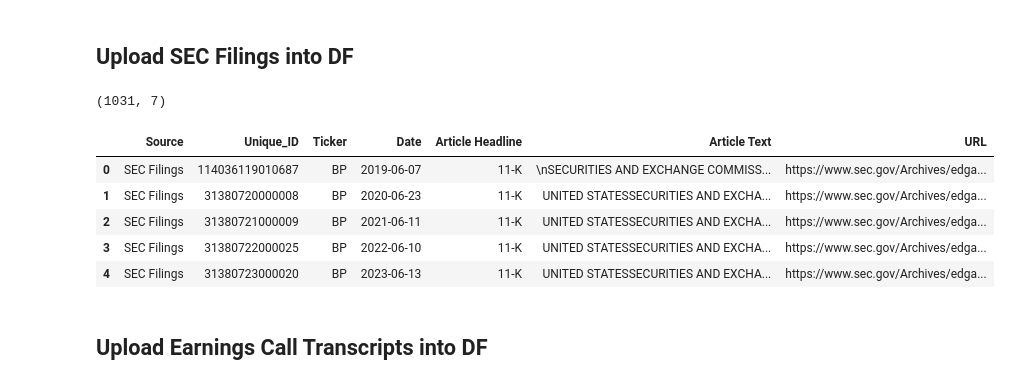
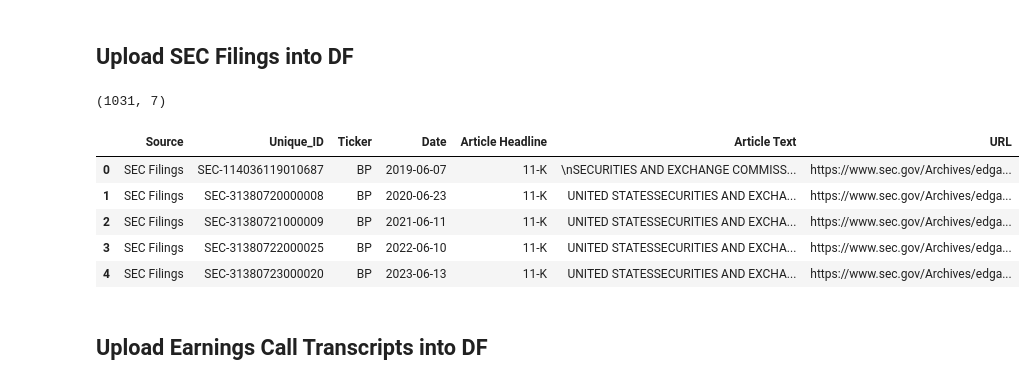
Before and after one commit to Kussil/Financial_Sentiment_LLM, a Jupyter notebook: 02_Cleaned_Data/Text_Preprocessing.ipynb, the cells around one changed output. Saved outputs shown, nothing was run; the diff lists cells and outputs as text; code cells hidden in the pictures.

```diff
--- a/02_Cleaned_Data/Text_Preprocessing.ipynb
+++ b/02_Cleaned_Data/Text_Preprocessing.ipynb
@@ -203,25 +200,28 @@ Number of duplicate rows: 279
 # %%
 # Import Chevron and Other Majors CSVs
 sec_df = pd.read_csv('Financial_Sentiment_LLM/01_Raw_Data/SEC_filings.csv')
 
 # # Rename drop, and reorder columns
 sec_df = sec_df.rename(columns={'AccessionNumber': 'Unique_ID', 'Form': 'Article Headline', 'Text': 'Article Text'})
 sec_df['Source'] = 'SEC Filings'
 sec_df = sec_df.reindex(columns=new_order)
 
 # Remove periods and trim whitespace
 sec_df['Ticker'] = sec_df['Ticker'].str.replace('.', '', regex=False).str.strip()
 
+# Prepend the Unique ID to ensure no duplicates
+sec_df['Unique_ID'] = 'SEC-' + sec_df['Unique_ID'].astype(str)
+
 display(sec_df.shape)
 display(sec_df.head())
 # %% [output]
 (1031, 7)
 |  | Source | Unique_ID | Ticker | Date | Article Headline | Article Text | URL |
-| 0 | SEC Filings | 114036119010687 | BP | 2019-06-07 | 11-K | \nSECURITIES AND EXCHANGE COMMISS... | https://www.sec.gov/Archives/edga... |
-| 1 | SEC Filings | 31380720000008 | BP | 2020-06-23 | 11-K | UNITED STATESSECURITIES AND EXCHA... | https://www.sec.gov/Archives/edga... |
-| 2 | SEC Filings | 31380721000009 | BP | 2021-06-11 | 11-K | UNITED STATESSECURITIES AND EXCHA... | https://www.sec.gov/Archives/edga... |
-| 3 | SEC Filings | 31380722000025 | BP | 2022-06-10 | 11-K | UNITED STATESSECURITIES AND EXCHA... | https://www.sec.gov/Archives/edga... |
-| 4 | SEC Filings | 31380723000020 | BP | 2023-06-13 | 11-K | UNITED STATESSECURITIES AND EXCHA... | https://www.sec.gov/Archives/edga... |
+| 0 | SEC Filings | SEC-114036119010687 | BP | 2019-06-07 | 11-K | \nSECURITIES AND EXCHANGE COMMISS... | https://www.sec.gov/Archives/edga... |
+| 1 | SEC Filings | SEC-31380720000008 | BP | 2020-06-23 | 11-K | UNITED STATESSECURITIES AND EXCHA... | https://www.sec.gov/Archives/edga... |
+| 2 | SEC Filings | SEC-31380721000009 | BP | 2021-06-11 | 11-K | UNITED STATESSECURITIES AND EXCHA... | https://www.sec.gov/Archives/edga... |
+| 3 | SEC Filings | SEC-31380722000025 | BP | 2022-06-10 | 11-K | UNITED STATESSECURITIES AND EXCHA... | https://www.sec.gov/Archives/edga... |
+| 4 | SEC Filings | SEC-31380723000020 | BP | 2023-06-13 | 11-K | UNITED STATESSECURITIES AND EXCHA... | https://www.sec.gov/Archives/edga... |
 # %% [markdown]
 ## Upload Earnings Call Transcripts into DF
 # %%
```
Also changed, not shown: parts of 8 cells of this notebook, 6 other files.
